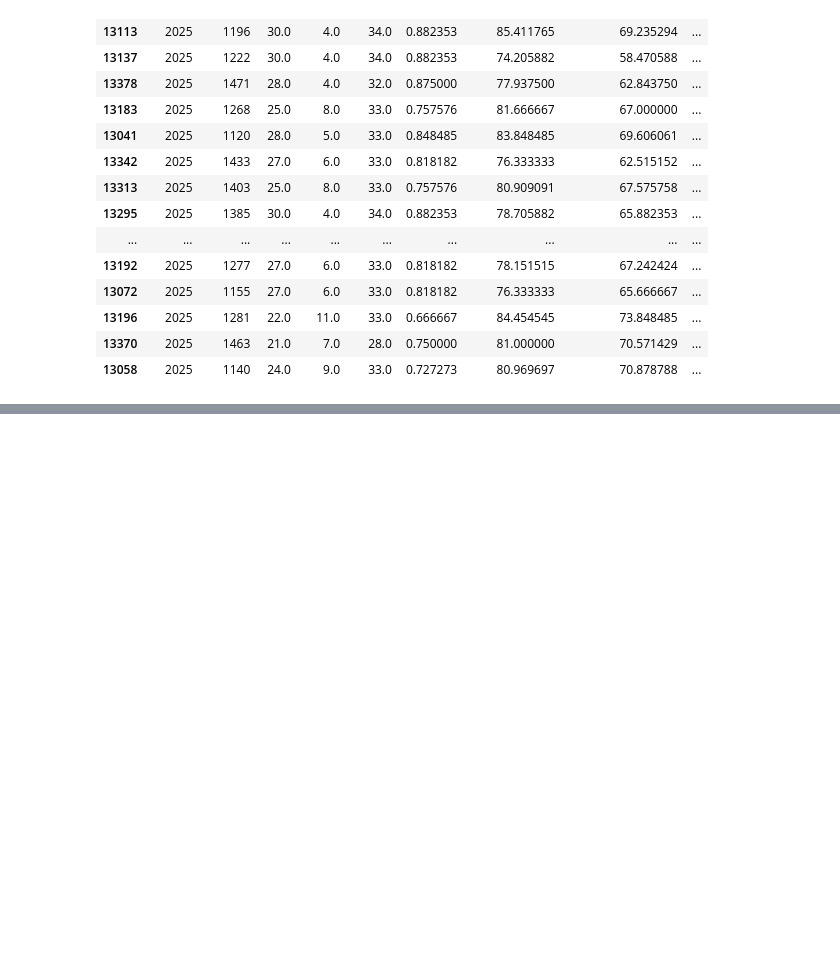
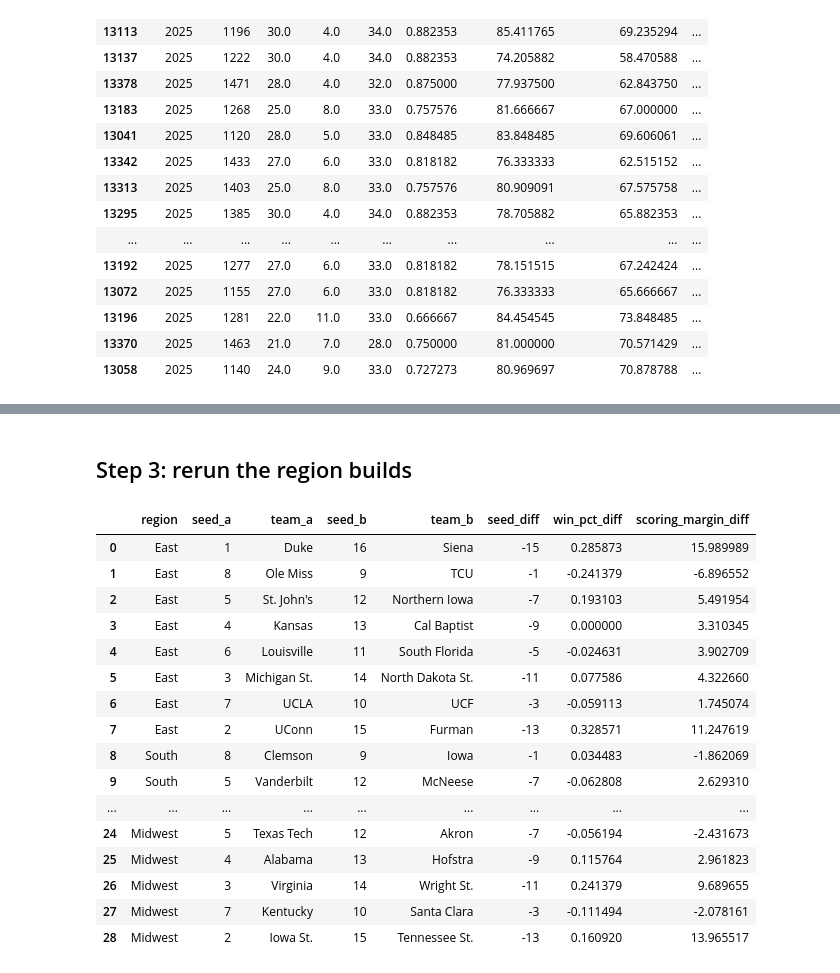
Before and after one commit to Andreachurchwell/march-madness-bracket-simulator, a Jupyter notebook: notebooks/exploration.ipynb, the cells around one changed output, grey strips where cells are left out. Saved outputs shown, nothing was run; the diff lists cells and outputs as text; code cells hidden in the pictures; blank space fills up the shorter version.

```diff
--- a/notebooks/exploration.ipynb
+++ b/notebooks/exploration.ipynb
@@ -335,0 +899,26 @@ team_features_named[
+# %%
+def build_first_round_matchups(region_df, region_name):
+    rows = []
+
+    for seed_a, seed_b in first_round_pairs:
+        team_a_df = region_df[region_df["seed"] == seed_a]
+        team_b_df = region_df[region_df["seed"] == seed_b]
+
+        if team_a_df.empty or team_b_df.empty:
+            continue
+
+        team_a = team_a_df.iloc[0]
+        team_b = team_b_df.iloc[0]
+
+        rows.append({
+            "region": region_name,
+            "seed_a": team_a["seed"],
+            "team_a": team_a["team"],
+            "seed_b": team_b["seed"],
+            "team_b": team_b["team"],
+            "seed_diff": team_a["seed"] - team_b["seed"],
+            "win_pct_diff": team_a["win_pct"] - team_b["win_pct"],
+            "scoring_margin_diff": team_a["avg_scoring_margin"] - team_b["avg_scoring_margin"],
+        })
+
+    return pd.DataFrame(rows)
@@ -335,0 +934,3 @@ team_features_named[
+# %%
+east_matchups = build_first_round_matchups(east_2026, "East")
+east_matchups
@@ -335,0 +961,4 @@ team_features_named[
+# %%
+south_2026 = bracket_with_features[bracket_with_features["region"] == "South"].copy()
+west_2026 = bracket_with_features[bracket_with_features["region"] == "West"].copy()
+midwest_2026 = bracket_with_features[bracket_with_features["region"] == "Midwest"].copy()
@@ -335,0 +984,31 @@ team_features_named[
+# %% [markdown]
+## Step 3: rerun the region builds
+# %%
+south_matchups = build_first_round_matchups(south_2026, "South")
+west_matchups = build_first_round_matchups(west_2026, "West")
+midwest_matchups = build_first_round_matchups(midwest_2026, "Midwest")
+# %%
+first_round_2026 = pd.concat(
+    [east_matchups, south_matchups, west_matchups, midwest_matchups],
+    ignore_index=True
+)
+
+first_round_2026
+# %% [output]
+|  | region | seed_a | team_a | seed_b | team_b | seed_diff | win_pct_diff | scoring_margin_diff |
+| 0 | East | 1 | Duke | 16 | Siena | -15 | 0.285873 | 15.989989 |
+| 1 | East | 8 | Ole Miss | 9 | TCU | -1 | -0.241379 | -6.896552 |
+| 2 | East | 5 | St. John's | 12 | Northern Iowa | -7 | 0.193103 | 5.491954 |
+| 3 | East | 4 | Kansas | 13 | Cal Baptist | -9 | 0.000000 | 3.310345 |
+| 4 | East | 6 | Louisville | 11 | South Florida | -5 | -0.024631 | 3.902709 |
+| 5 | East | 3 | Michigan St. | 14 | North Dakota St. | -11 | 0.077586 | 4.322660 |
+| 6 | East | 7 | UCLA | 10 | UCF | -3 | -0.059113 | 1.745074 |
+| 7 | East | 2 | UConn | 15 | Furman | -13 | 0.328571 | 11.247619 |
+| 8 | South | 8 | Clemson | 9 | Iowa | -1 | 0.034483 | -1.862069 |
+| 9 | South | 5 | Vanderbilt | 12 | McNeese | -7 | -0.062808 | 2.629310 |
+| ... | ... | ... | ... | ... | ... | ... | ... | ... |
+| 24 | Midwest | 5 | Texas Tech | 12 | Akron | -7 | -0.056194 | -2.431673 |
+| 25 | Midwest | 4 | Alabama | 13 | Hofstra | -9 | 0.115764 | 2.961823 |
+| 26 | Midwest | 3 | Virginia | 14 | Wright St. | -11 | 0.241379 | 9.689655 |
+| 27 | Midwest | 7 | Kentucky | 10 | Santa Clara | -3 | -0.111494 | -2.078161 |
+| 28 | Midwest | 2 | Iowa St. | 15 | Tennessee St. | -13 | 0.160920 | 13.965517 |
```
Also changed, not shown: parts of 96 cells of this notebook, 1 other file.
